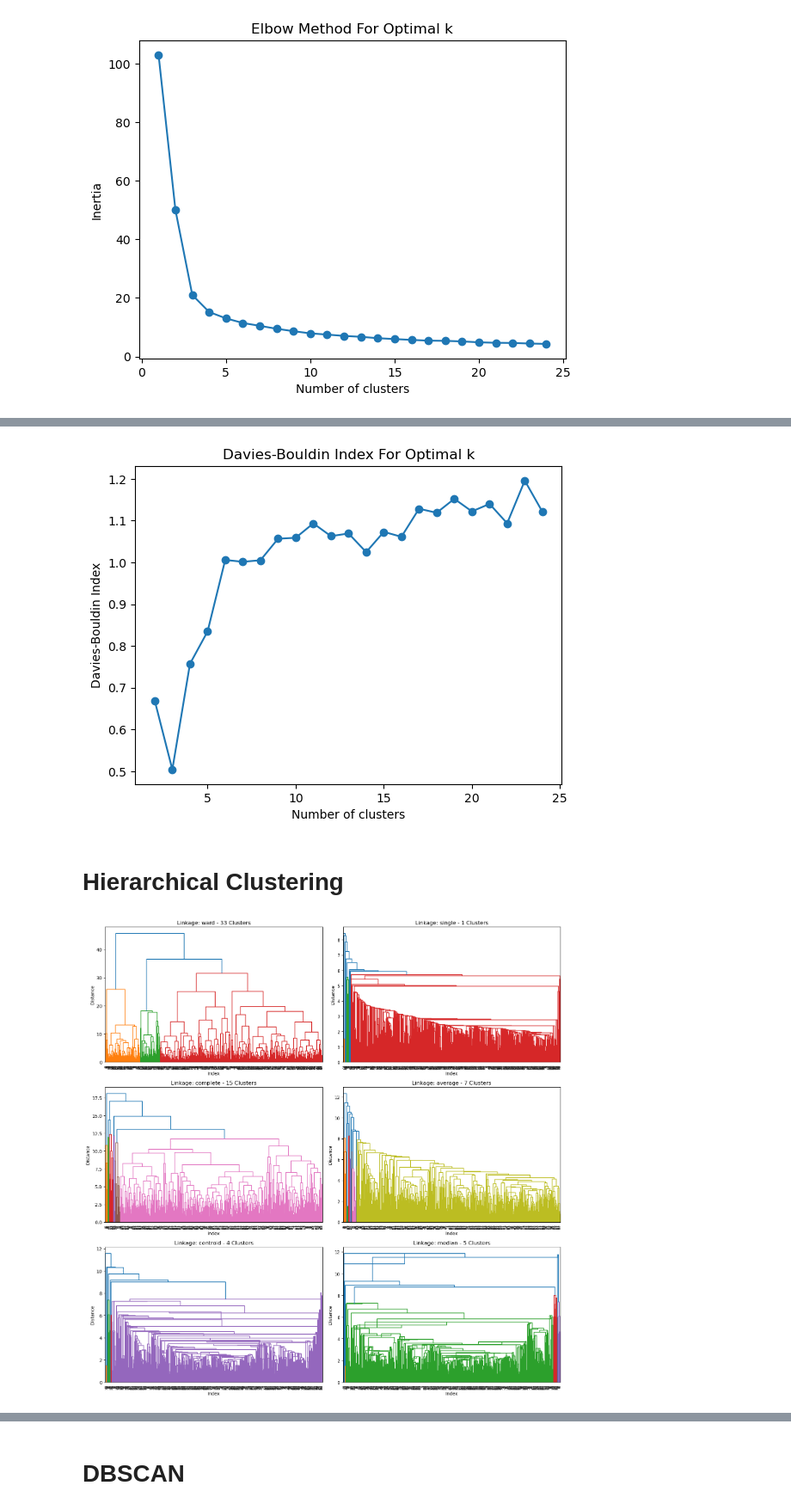
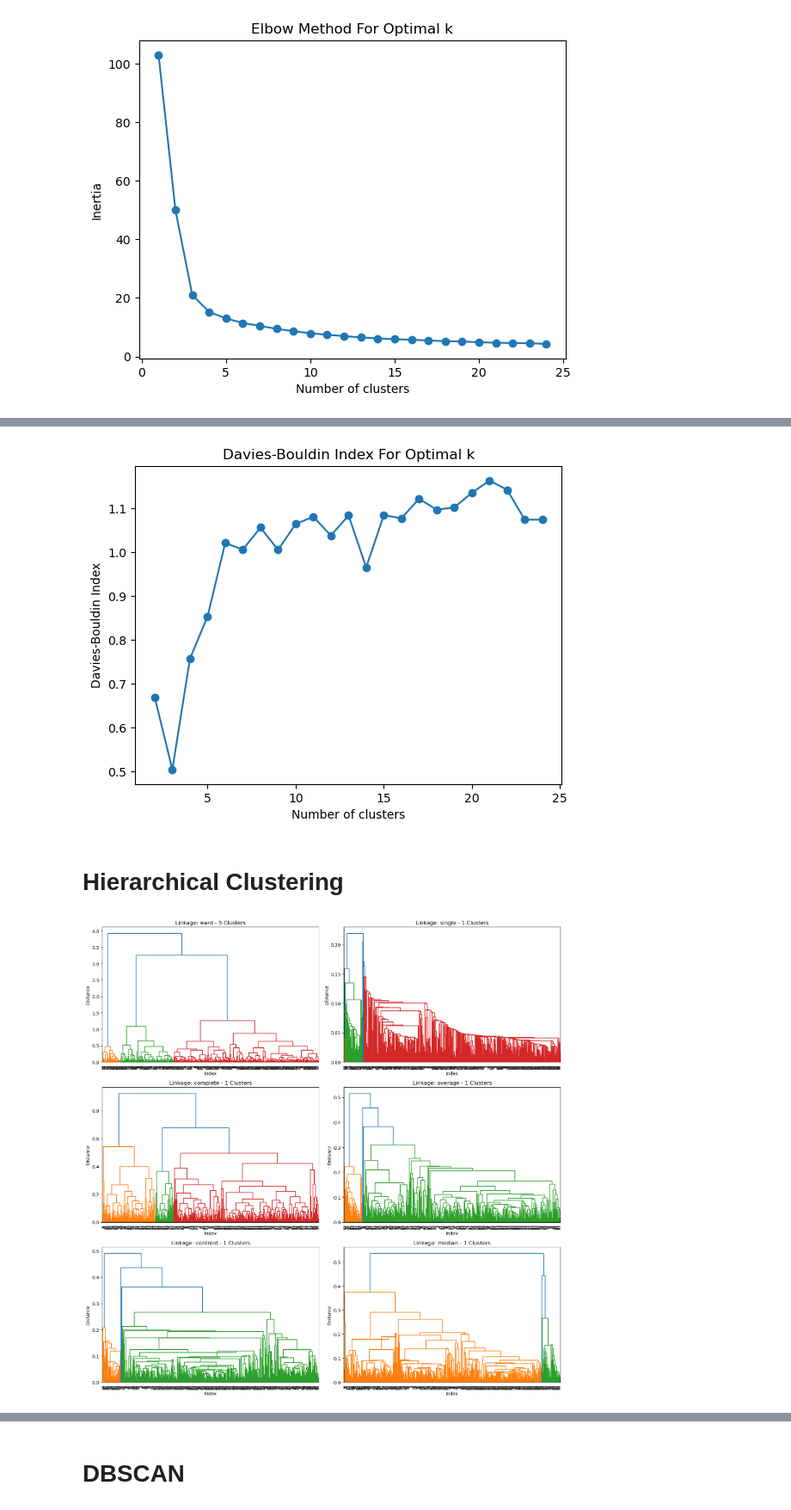
Before and after one commit to Hanh3103/Intelligence-SteelDetection, a Jupyter notebook: data_clustering.ipynb, the cells around one changed output, grey strips where cells are left out. Shown at 86% size. Drawn from its saved outputs; the diff is of its cells as text; code cells hidden in the pictures.

```diff
--- a/data_clustering.ipynb
+++ b/data_clustering.ipynb
@@ -160,6 +160,9 @@ new_outliers.describe()
 | max | 99.300000 | 0.440000 | 1.420000 | 1.190000 | 0.170000 | 0.082900 | 0.442000 | 0.009600 | 0.119000 | 0.060700 | ... | ... |
 8 rows × 23 columns
 # %%
-df.describe()
+# Remove duplicates
+df = df.drop_duplicates()
+
+df.describe(percentiles=[0.01, 0.05, 0.25, 0.5, 0.75, 0.95, 0.99])
 # %% [output]
 |  | Fe | C | Si | Mn | P | S | Cr | Mo | Ni | Al | ... | ... |
@@ -216,12 +223,12 @@ df_out.describe()
 # PCA
 # %%
 # Standardizing the Data
-scaler = StandardScaler()
+scaler = FunctionTransformer(np.log1p, validate=True)
 df_scaled = scaler.fit_transform(df)
 
 # Fitting PCA
 pca = PCA()
-pca.fit(df)
+pca.fit(df_scaled)
 
 # Calculating cumulative explained variance
 cumulative_variance = np.cumsum(pca.explained_variance_ratio_)
@@ -231,6 +238,7 @@ n_components_80 = np.argmax(cumulative_variance >= 0.80) + 1
 n_components_90 = np.argmax(cumulative_variance >= 0.90) + 1
 n_components_95 = np.argmax(cumulative_variance >= 0.95) + 1
 n_components_99 = np.argmax(cumulative_variance >= 0.99) + 1
+n_components_999 = np.argmax(cumulative_variance >= 0.999) + 1
 
 # Plotting
 plt.figure(figsize=(10, 6))
@@ -247,12 +255,15 @@ plt.axhline(y=0.80, color='r', linestyle='--')
 plt.axhline(y=0.90, color='g', linestyle='--')
 plt.axhline(y=0.95, color='b', linestyle='--')
 plt.axhline(y=0.99, color='y', linestyle='--')
+plt.axhline(y=0.999, color='m', linestyle='--')
+
 
 # Adding vertical lines to mark the component count
 plt.axvline(x=n_components_80, color='r', linestyle='--', label=f'80% variance ({n_components_80} components)')
 plt.axvline(x=n_components_90, color='g', linestyle='--', label=f'90% variance ({n_components_90} components)')
 plt.axvline(x=n_components_95, color='b', linestyle='--', label=f'95% variance ({n_components_95} components)')
 plt.axvline(x=n_components_99, color='y', linestyle='--', label=f'99% variance ({n_components_99} components)')
+plt.axvline(x=n_components_999, color='m', linestyle='--', label=f'99.9% variance ({n_components_999} components)')
 
 plt.legend()
 
@@ -270,9 +281,13 @@ plt.show()
 # %% [markdown]
 # K-means Clustering
 # %%
+# Standardizing the Data
+scaler = FunctionTransformer(np.log1p, validate=True)
+df_scaled = scaler.fit_transform(df)
+
 # Applying PCA to reduce dimensions to 3
 pca = PCA(n_components=3)
-reduced_data = pca.fit_transform(df)
+reduced_data = pca.fit_transform(df_scaled)
 
 # Number of subplots
 num_plots = 10  # for k from 3 to 12
@@ -339,39 +354,40 @@ plt.ylabel('Davies-Bouldin Index')
 plt.title('Davies-Bouldin Index For Optimal k')
 plt.show()
 # %% [output]
-[figure, old version]
+[figure, new version]
 # %% [markdown]
 # Hierarchical Clustering
 # %%
 # Feature Scaling
-scaler = StandardScaler()
+# Standardizing the Data
+scaler = FunctionTransformer(np.log1p, validate=True)
 df_scaled = scaler.fit_transform(df)
 
 # Define linkage methods
 methods = ['ward', 'single', 'complete', 'average', 'centroid', 'median']
 
 # Create a subplot for each method
 plt.figure(figsize=(15, 15))
 
 for i, method in enumerate(methods, 1):
     # Compute the linkage matrix
     linkage_matrix = linkage(df_scaled, method=method)
 
     # Form flat clusters and count the number of clusters
-    distance_threshold = 10 # change this to change how many clusters are formed
+    distance_threshold = 1 # change this to change how many clusters are formed
     clusters = fcluster(linkage_matrix, distance_threshold, criterion='distance')
     num_clusters = len(np.unique(clusters))
 
     # Create a subplot for the dendrogram
     ax = plt.subplot(3, 2, i)
     dendrogram(linkage_matrix, ax=ax, labels=df.index, leaf_rotation=90)
     ax.set_title(f'Linkage: {method} - {num_clusters} Clusters')
     ax.set_xlabel('Index')
     ax.set_ylabel('Distance')
 
 plt.tight_layout()
 plt.show()
 # %% [output]
-[figure, old version]
+[figure, new version]
 # %%
 # Feature Scaling
```
Also changed, not shown: parts of 20 cells of this notebook, 1 other file.
